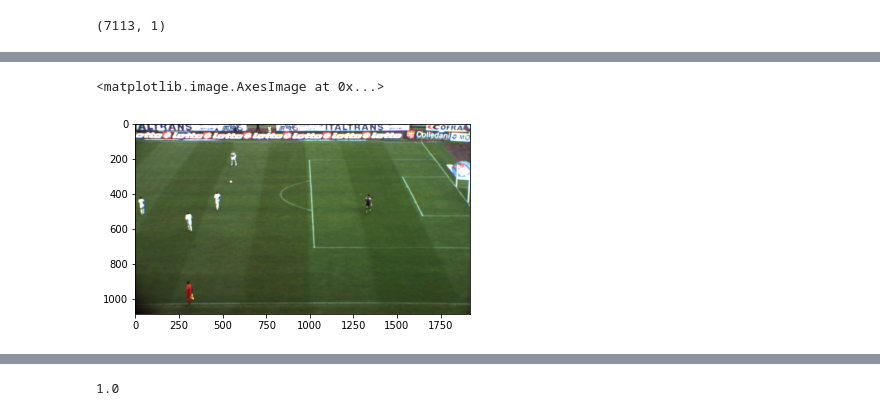
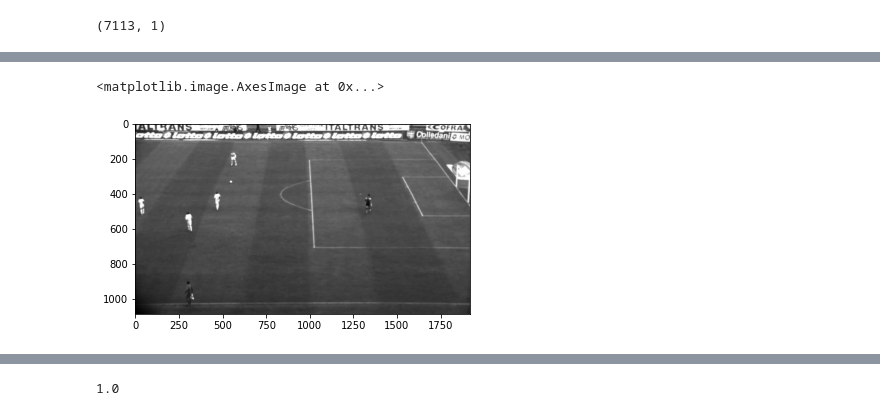
Before and after one commit to sid2610/HPE_Goal, a Jupyter notebook: BallTracking.ipynb, the cells around one changed output, grey strips where cells are left out. Saved outputs shown, nothing was run; the diff lists cells and outputs as text; code cells hidden in the pictures.

```diff
--- a/BallTracking.ipynb
+++ b/BallTracking.ipynb
@@ -197,0 +201,4 @@ len(tx)
+# %%
+tx_bw = []
+for i in range(len(tx)):
+    tx_bw.append(rgb2gray(tx[i]))
@@ -740,10 +780,11 @@ Epoch 4/10
 <tensorflow.python.keras.callbacks.History at 0x...>
 # %%
 test = vid.get_data(250)
-plt.imshow(test)
+test = rgb2gray(test)
+plt.imshow(test, 'gray')
 # %% [output]
 <matplotlib.image.AxesImage at 0x...>
-[figure, old version]
+[figure, new version]
 # %%
 rois = []
 locs = []
```
Also changed, not shown: parts of 27 cells of this notebook.
